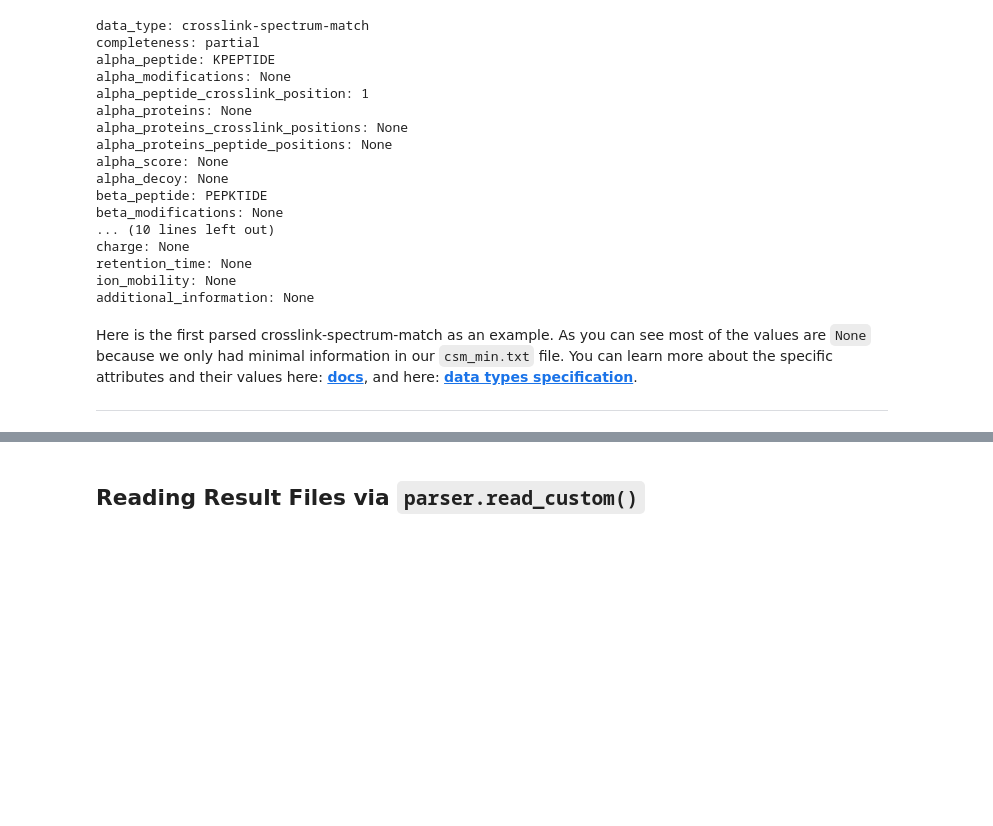
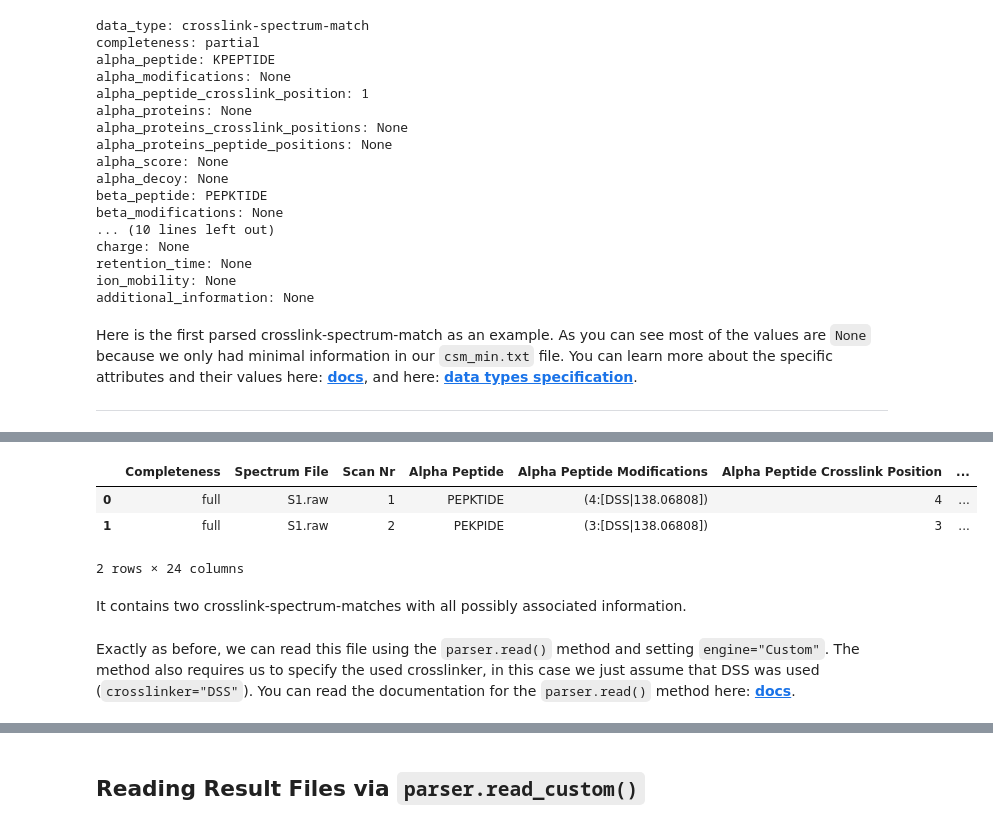
Before and after one commit to hgb-bin-proteomics/pyXLMS, a Jupyter notebook: examples/file_reading/custom.ipynb, the cells around one changed output, grey strips where cells are left out. Saved outputs shown, nothing was run; the diff lists cells and outputs as text; code cells hidden in the pictures; blank space fills up the shorter version.

Commit message:
finalize custom parser nb

```diff
--- a/examples/file_reading/custom.ipynb
+++ b/examples/file_reading/custom.ipynb
@@ -364,0 +382,10 @@ Here is the first parsed crosslink-spectrum-match as an example. As you can see
+# %%
+csm = pd.read_csv("../../data/pyxlms/csm.txt")
+csm
+# %% [output]
+|  | Completeness | Spectrum File | Scan Nr | Alpha Peptide | Alpha Peptide Modifications | Alpha Peptide Crosslink Position | ... |
+| 0 | full | S1.raw | 1 | PEPKTIDE | (4:[DSS|138.06808]) | 4 | ... |
+| 1 | full | S1.raw | 2 | PEKPIDE | (3:[DSS|138.06808]) | 3 | ... |
+2 rows × 24 columns
+# %% [markdown]
+It contains two crosslink-spectrum-matches with all possibly associated information.
@@ -364,0 +398,2 @@ Here is the first parsed crosslink-spectrum-match as an example. As you can see
+# %% [markdown]
+Exactly as before, we can read this file using the `parser.read()` method and setting `engine="Custom"`. The method also requires us to specify the used crosslinker, in this case we just assume that DSS was used (`crosslinker="DSS"`). You can read the documentation for the `parser.read()` method here: [**docs**](https://hgb-bin-proteomics.github.io/pyXLMS/pyXLMS.parser.html#pyXLMS.parser.read).
```
Also changed, not shown: parts of 27 cells of this notebook.
